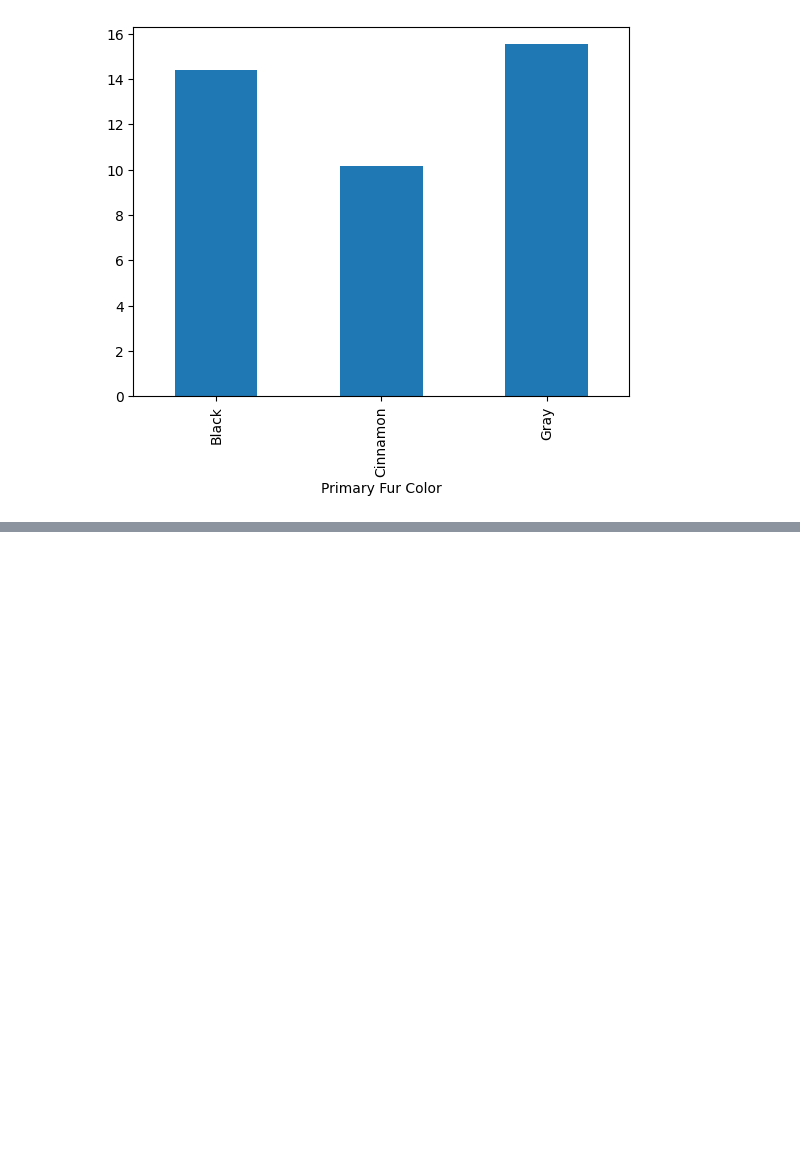
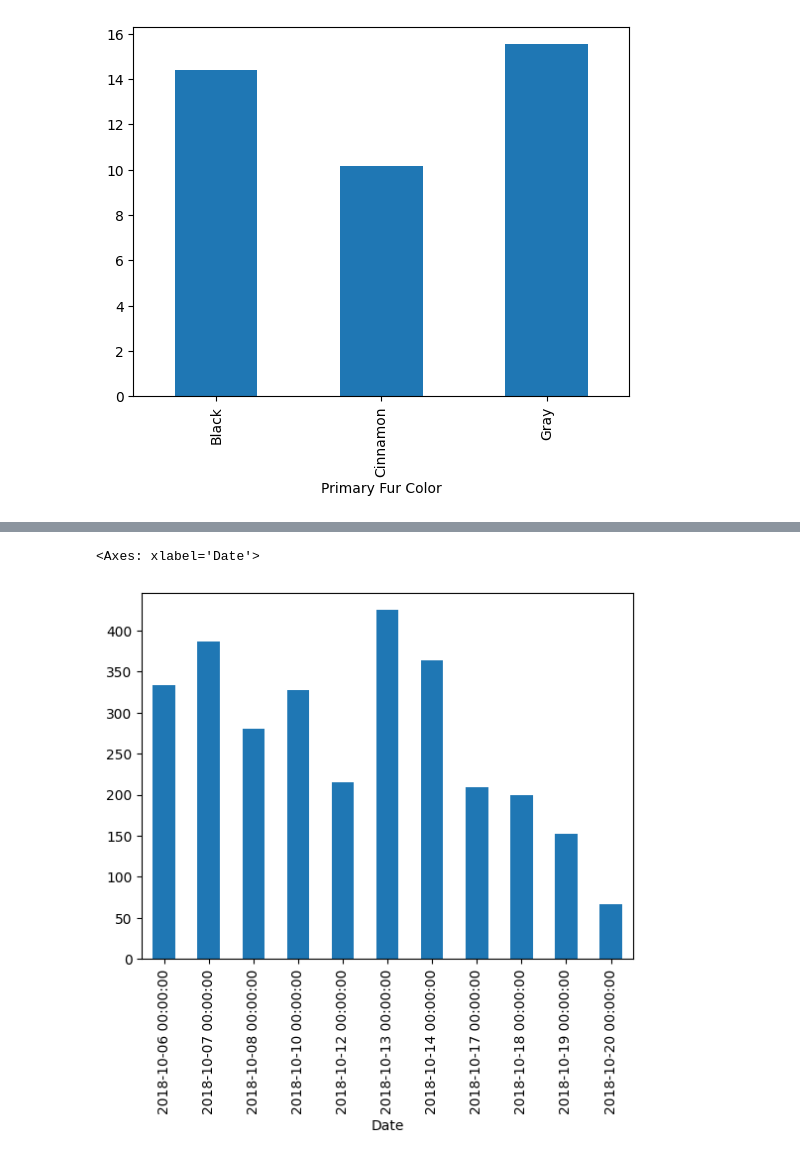
Before and after one commit to MichalikSJ21/MLSquirrelResearchProject, a Jupyter notebook: exploration/data_exploration.ipynb, the cells around one changed output, grey strips where cells are left out. Cells and saved outputs as stored; diff of their text form; code cells hidden in the pictures; blank space fills up the shorter version.

```diff
--- a/exploration/data_exploration.ipynb
+++ b/exploration/data_exploration.ipynb
@@ -235,0 +264,6 @@ See the caveats in the documentation: https://pandas.pydata.org/pandas-docs/stab
+# %%
+# Distribution of sightings over time
+df.groupby(['Date'])['Unique Squirrel ID'].count().plot(x='Date', kind='bar')
+# %% [output]
+<Axes: xlabel='Date'>
+[figure, added]
```
Also changed, not shown: parts of 9 cells of this notebook.
